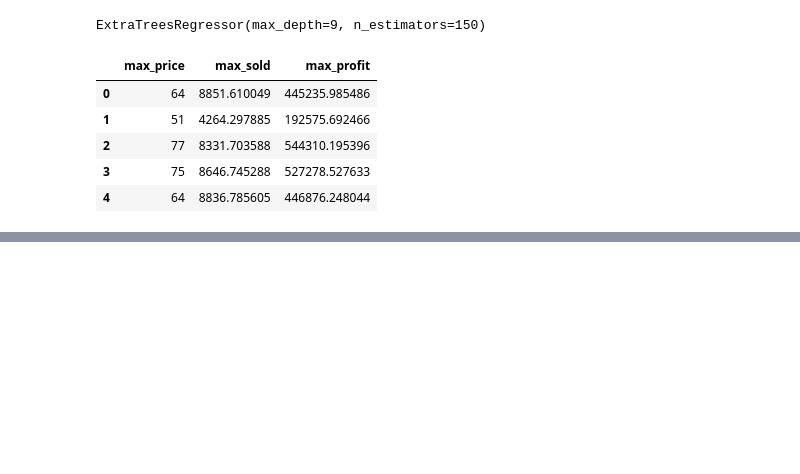
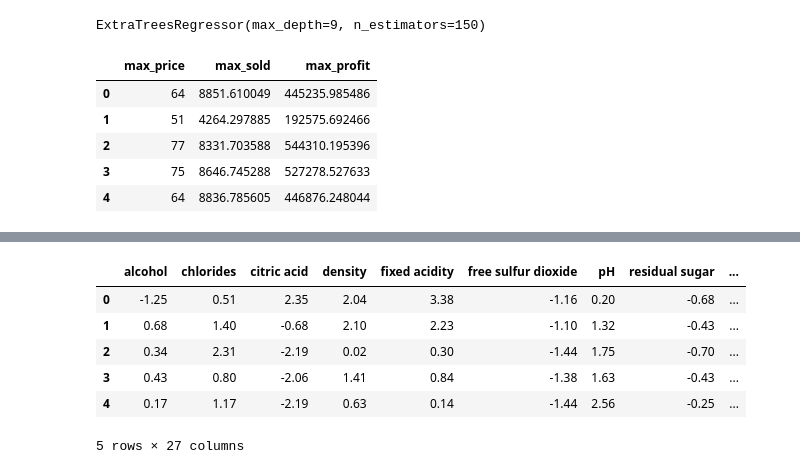
Before and after one commit to raquelcreis/wine_profit, a Jupyter notebook: notebook.ipynb, the cells around one changed output, grey strips where cells are left out. Drawn from its saved outputs; the diff is of its cells as text; code cells hidden in the pictures; blank space fills up the shorter version.

```diff
--- a/notebook.ipynb
+++ b/notebook.ipynb
@@ -253,0 +268,18 @@ max_values.head()
+# %%
+df['dif_price'] = df['max_price'] - df['price']
+df['dif_sold'] = df['max_sold'] - df['sold']
+df['dif_profit'] = df['max_profit'] - df['profit_total']
+df['perc_price'] = df['dif_price']*100/df['price']
+df['perc_sold'] = df['dif_sold']*100/df['sold']
+df['perc_profit'] = df['dif_profit']*100/df['profit_total']
+df = df.round(decimals=2)
+# %%
+df.head()
+# %% [output]
+|  | alcohol | chlorides | citric acid | density | fixed acidity | free sulfur dioxide | pH | residual sugar | ... |
+| 0 | -1.25 | 0.51 | 2.35 | 2.04 | 3.38 | -1.16 | 0.20 | -0.68 | ... |
+| 1 | 0.68 | 1.40 | -0.68 | 2.10 | 2.23 | -1.10 | 1.32 | -0.43 | ... |
+| 2 | 0.34 | 2.31 | -2.19 | 0.02 | 0.30 | -1.44 | 1.75 | -0.70 | ... |
+| 3 | 0.43 | 0.80 | -2.06 | 1.41 | 0.84 | -1.38 | 1.63 | -0.43 | ... |
+| 4 | 0.17 | 1.17 | -2.19 | 0.63 | 0.14 | -1.44 | 2.56 | -0.25 | ... |
+5 rows × 27 columns
```
Also changed, not shown: parts of 4 cells of this notebook.
